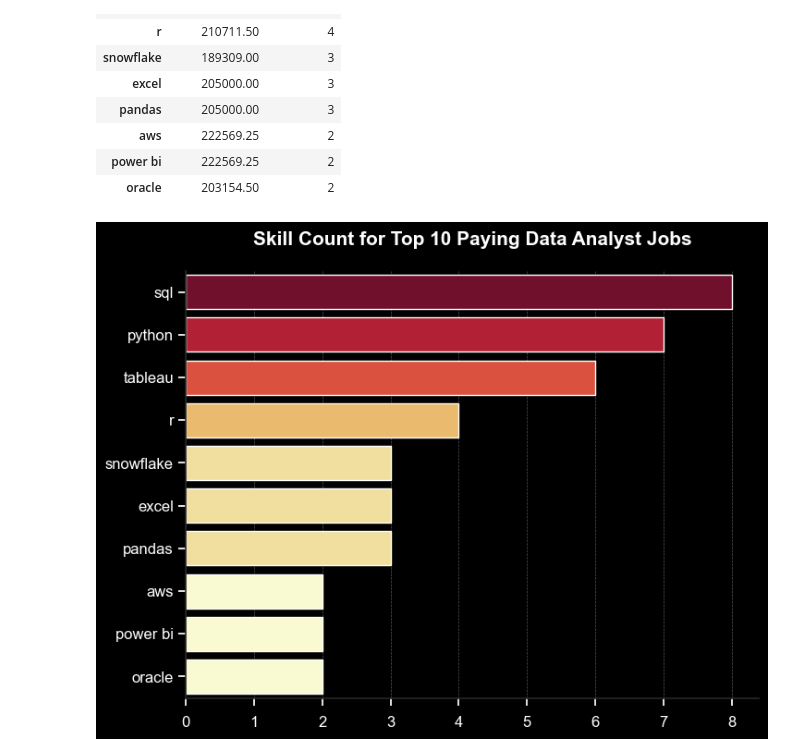
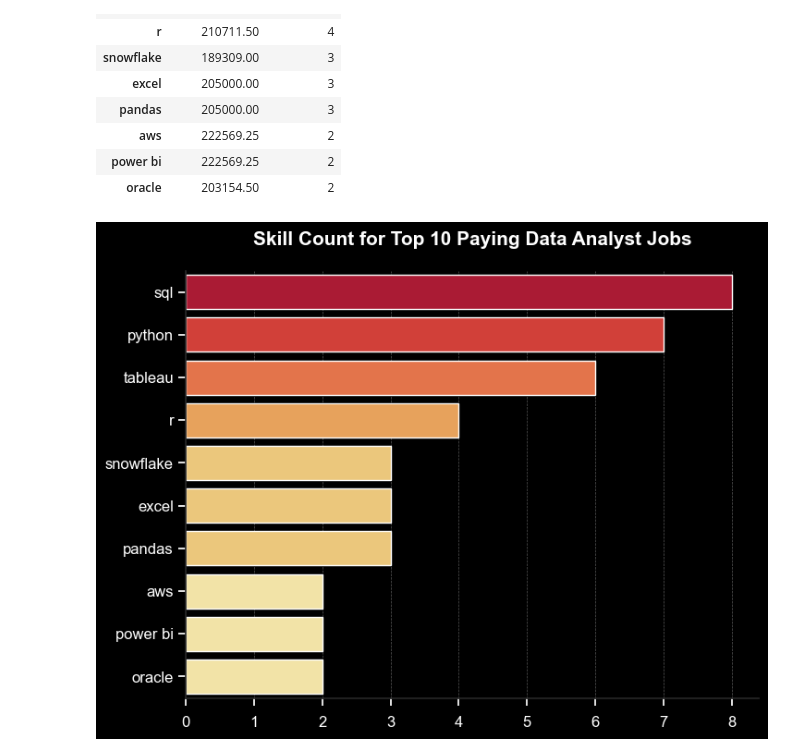
Before and after one commit to TomaszK94/SQL, a Jupyter notebook: Graphs/2_top_paying_job_skills.ipynb, the cells around one changed output. Drawn from its saved outputs; the diff is of its cells as text; code cells hidden in the pictures.

```diff
--- a/Graphs/2_top_paying_job_skills.ipynb
+++ b/Graphs/2_top_paying_job_skills.ipynb
@@ -137,24 +137,26 @@ job_skills
 # %%
 plt.figure(figsize=(8, 6), facecolor="black")
 
+palette= sns.color_palette("YlOrRd", n_colors=6)
+
 sns.set_theme(style="ticks")
-sns.barplot(data=job_skills, x="skill_count", y="skills", hue="skill_count", palette="YlOrRd", legend=False)
+sns.barplot(data=job_skills, x="skill_count", y="skills", hue="skill_count", palette=palette, legend=False)
 sns.despine()
 
 ax = plt.gca()  # Pobierz bieżący obiekt osi
 ax.set_facecolor("black")  # Zmiana koloru tła na jasnoszary
 # Ustawienia kolorów osi
 
 
 plt.grid(axis="x", color="gray", linestyle="--", linewidth=0.5, alpha=0.7, zorder=0)
 plt.title("Skill Count for Top 10 Paying Data Analyst Jobs", color='white', fontsize=15, fontweight='bold', pad=20)
 plt.ylabel("")
 plt.xlabel("")
 
 ax.tick_params(axis='x', colors='white', labelsize=12)
 ax.tick_params(axis='y', colors='white', labelsize=12)
 ax.xaxis.set_tick_params(pad=8)
 
 plt.show()
 # %% [output]
-[figure, old version]
+[figure, new version]
```
Also changed, not shown: parts of 1 cell of this notebook, 2 other files.
